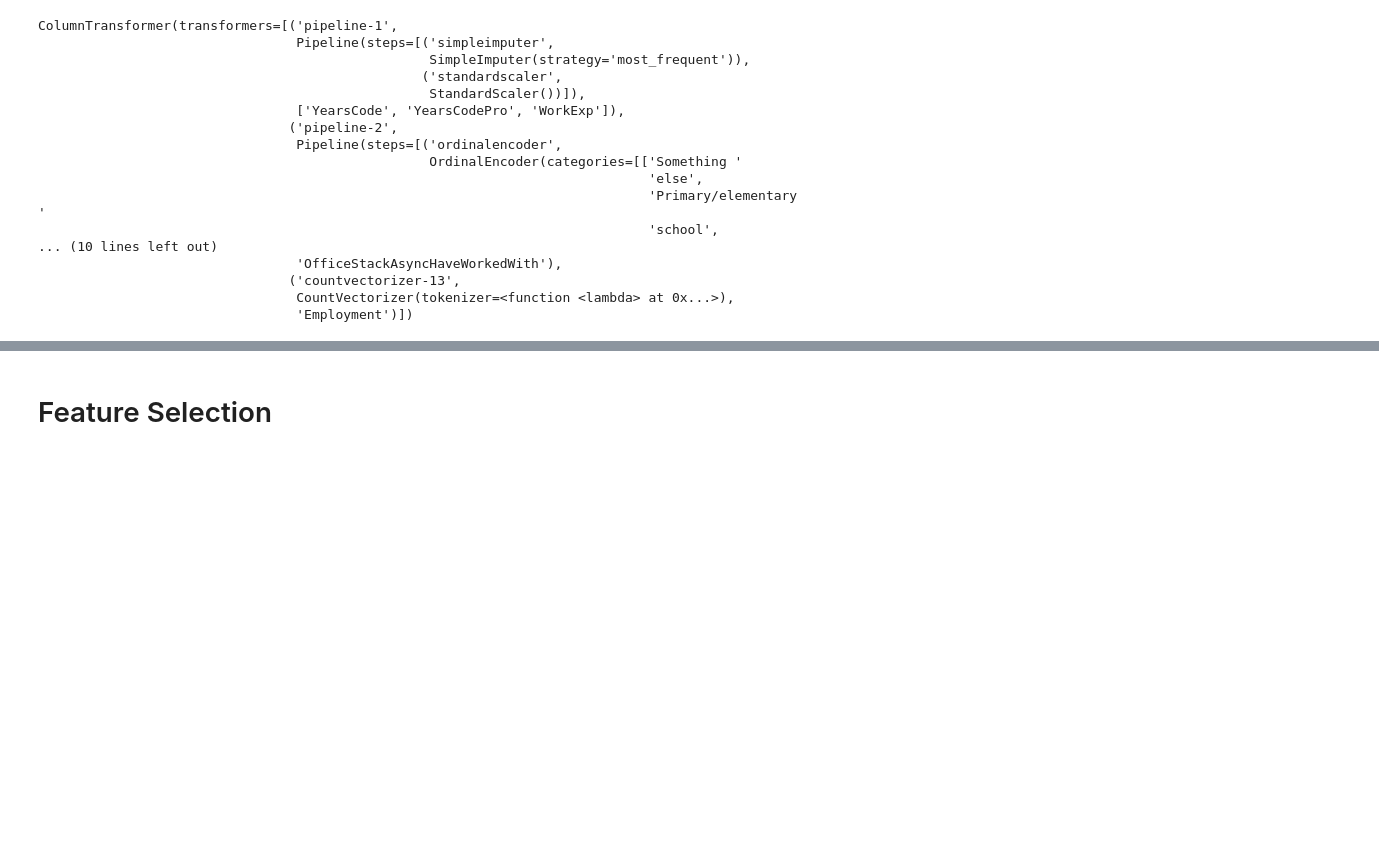
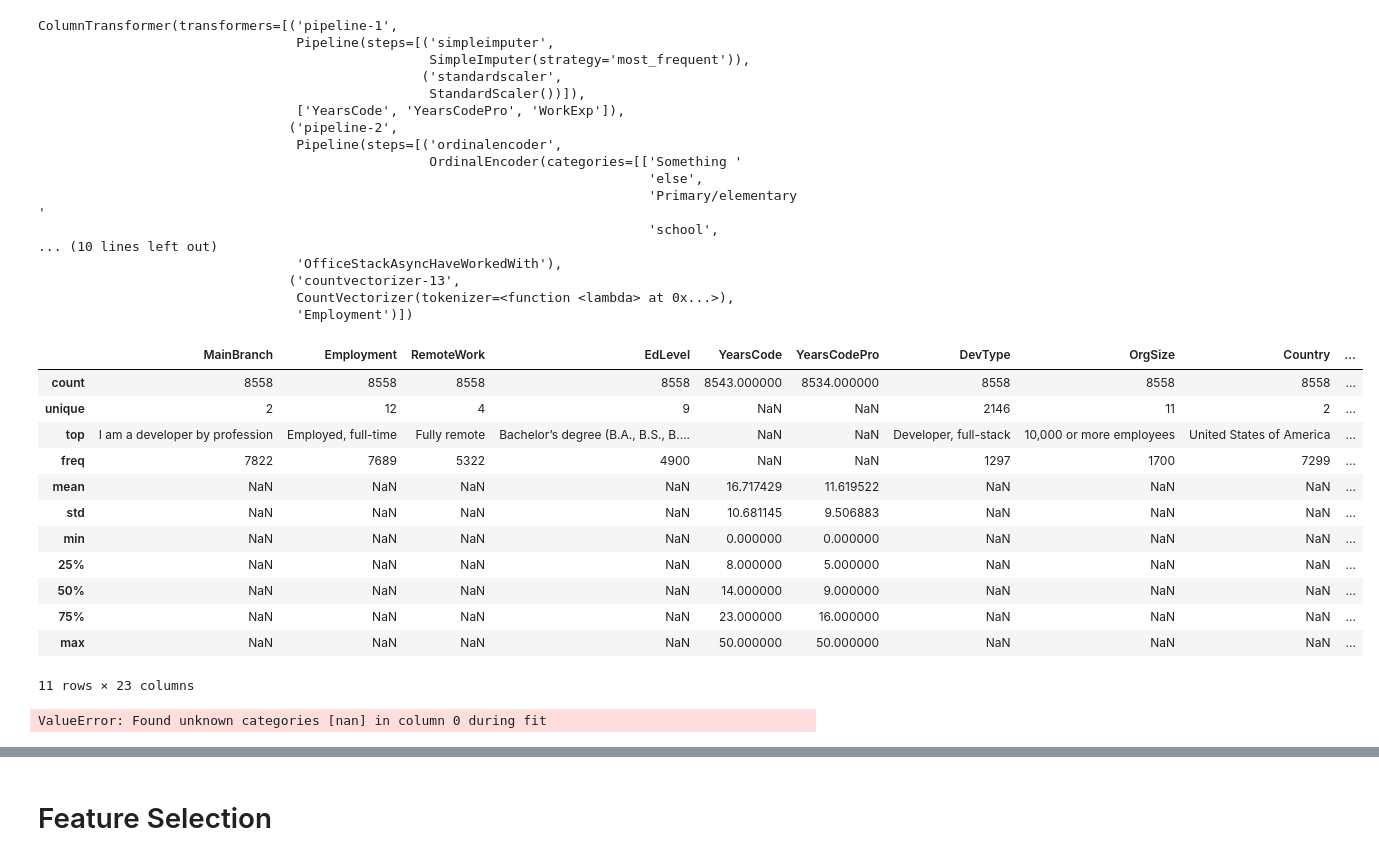
Before and after one commit to UBC-MDS/DSCI522-Group16-2022, a Jupyter notebook: preliminary_preprocessing.ipynb, the cells around one changed output, grey strips where cells are left out. Saved outputs shown, nothing was run; the diff lists cells and outputs as text; code cells hidden in the pictures; blank space fills up the shorter version.

Commit message:
preprocessor fir-transform error

```diff
--- a/preliminary_preprocessing.ipynb
+++ b/preliminary_preprocessing.ipynb
@@ -214,4 +312,25 @@ y_train = train_df_filtered["ConvertedCompYearly"]
 
 X_test = test_df_filtered.drop(columns=["ConvertedCompYearly"])
 y_test = test_df_filtered["ConvertedCompYearly"]
+# %%
+X_train.describe(include='all')
+# %% [output]
+|  | MainBranch | Employment | RemoteWork | EdLevel | YearsCode | YearsCodePro | DevType | OrgSize | Country | ... |
+| count | 8558 | 8558 | 8558 | 8558 | 8543.000000 | 8534.000000 | 8558 | 8558 | 8558 | ... |
+| unique | 2 | 12 | 4 | 9 | NaN | NaN | 2146 | 11 | 2 | ... |
+| top | I am a developer by profession | Employed, full-time | Fully remote | Bachelor’s degree (B.A., B.S., B.... | NaN | NaN | Developer, full-stack | 10,000 or more employees | United States of America | ... |
+| freq | 7822 | 7689 | 5322 | 4900 | NaN | NaN | 1297 | 1700 | 7299 | ... |
+| mean | NaN | NaN | NaN | NaN | 16.717429 | 11.619522 | NaN | NaN | NaN | ... |
+| std | NaN | NaN | NaN | NaN | 10.681145 | 9.506883 | NaN | NaN | NaN | ... |
+| min | NaN | NaN | NaN | NaN | 0.000000 | 0.000000 | NaN | NaN | NaN | ... |
+| 25% | NaN | NaN | NaN | NaN | 8.000000 | 5.000000 | NaN | NaN | NaN | ... |
+| 50% | NaN | NaN | NaN | NaN | 14.000000 | 9.000000 | NaN | NaN | NaN | ... |
+| 75% | NaN | NaN | NaN | NaN | 23.000000 | 16.000000 | NaN | NaN | NaN | ... |
+| max | NaN | NaN | NaN | NaN | 50.000000 | 50.000000 | NaN | NaN | NaN | ... |
+11 rows × 23 columns
+# %%
+# fit preprocessor
+preprocessor.fit_transform(X_train)
+# %% [output]
+ValueError: Found unknown categories [nan] in column 0 during fit
 # %%
```
Also changed, not shown: parts of 23 cells of this notebook, 5 other files.
